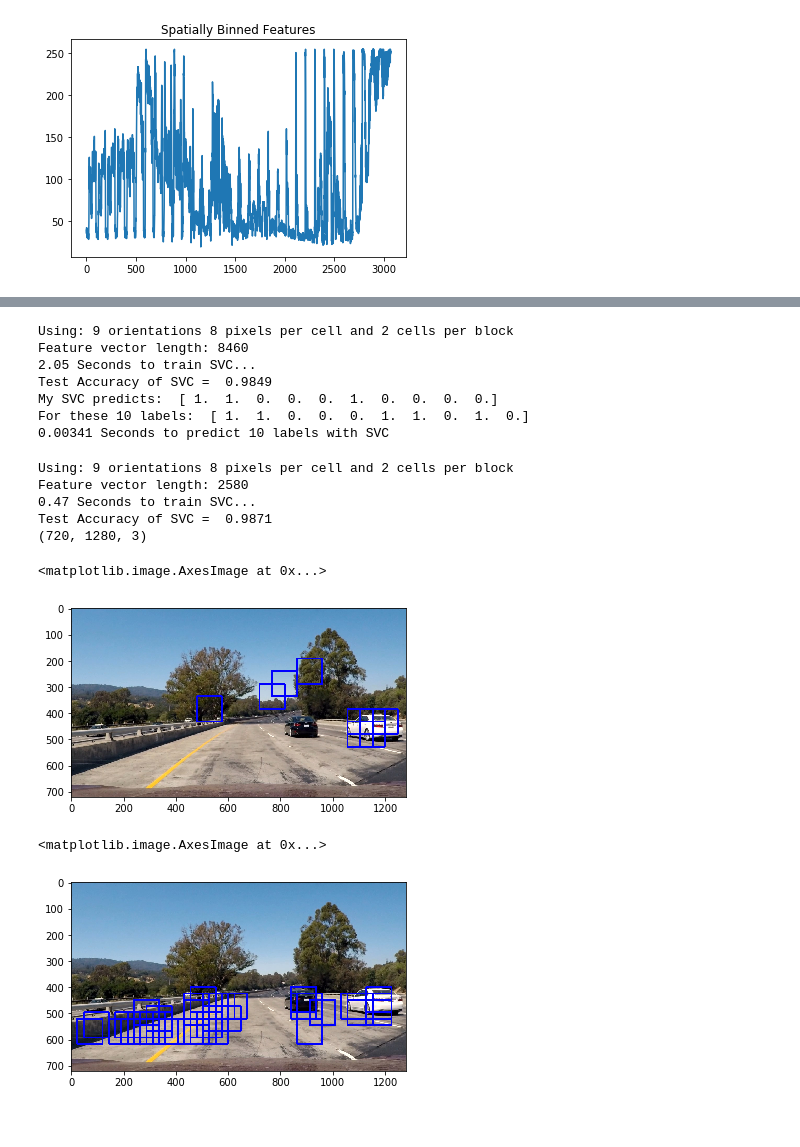
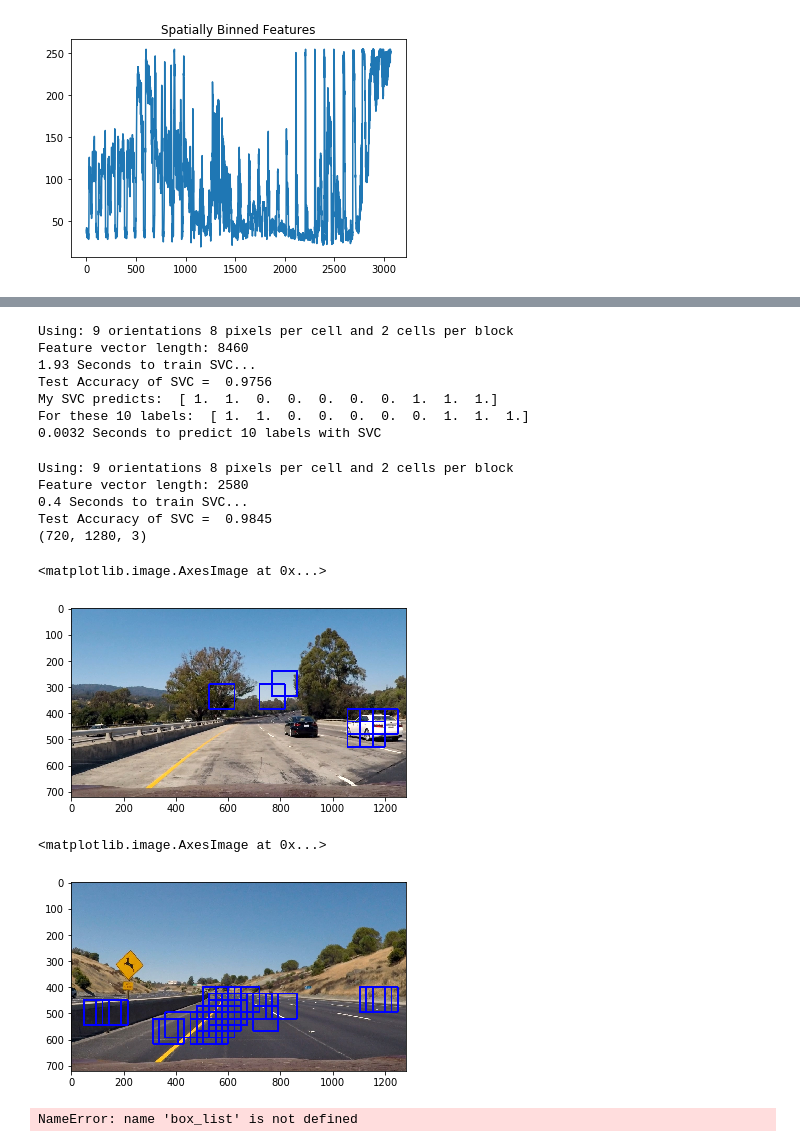
Before and after one commit to dimonge/CarND-Vehicle-Detection, a Jupyter notebook: CarND-Vehicle-Detection.ipynb, the cells around one changed output, grey strips where cells are left out. Saved outputs shown, nothing was run; the diff lists cells and outputs as text; code cells hidden in the pictures.

```diff
--- a/CarND-Vehicle-Detection.ipynb
+++ b/CarND-Vehicle-Detection.ipynb
@@ -143,6 +143,9 @@ import glob
 
 cars = glob.glob('./test_images/vehicles_smallset/**/*.jpeg')
 notcars = glob.glob('./test_images/non-vehicles_smallset/**/*.jpeg')
+print(len(cars))
+print(len(notcars))
+cars = cars[0:1126]
 
 def data_look(cars_list, notcars_list):
     dataset = {}
@@ -383,11 +388,11 @@ print(round(t2-t, 5), 'Seconds to predict', n_predict,'labels with SVC')
 # %% [output]
 Using: 9 orientations 8 pixels per cell and 2 cells per block
 Feature vector length: 8460
-2.05 Seconds to train SVC...
-Test Accuracy of SVC =  0.9849
-My SVC predicts:  [ 1.  1.  0.  0.  0.  1.  0.  0.  0.  0.]
-For these 10 labels:  [ 1.  1.  0.  0.  0.  1.  1.  0.  1.  0.]
-0.00341 Seconds to predict 10 labels with SVC
+1.93 Seconds to train SVC...
+Test Accuracy of SVC =  0.9756
+My SVC predicts:  [ 1.  1.  0.  0.  0.  0.  0.  1.  1.  1.]
+For these 10 labels:  [ 1.  1.  0.  0.  0.  0.  0.  1.  1.  1.]
+0.0032 Seconds to predict 10 labels with SVC
 # %%
 # Implement the sliding window algorithm on an image to detect the location of cars
 
@@ -609,11 +614,11 @@ plt.imshow(window_img)
 # %% [output]
 Using: 9 orientations 8 pixels per cell and 2 cells per block
 Feature vector length: 2580
-0.47 Seconds to train SVC...
-Test Accuracy of SVC =  0.9871
+0.4 Seconds to train SVC...
+Test Accuracy of SVC =  0.9845
 (720, 1280, 3)
 <matplotlib.image.AxesImage at 0x...>
-[figure, old version]
+[figure, new version]
 # %%
 # Hog Sub sampling window search
 X_scaler = StandardScaler(copy=True, with_mean=True, with_std=True).fit(X)
@@ -708,35 +713,36 @@ def find_cars(img, ystart, ystop, scale, svc, X_scaler, orient, pix_per_cell, ce
 
             # Extract the image patch
             subimg = cv2.resize(ctrans_tosearch[ytop:ytop+window, xleft:xleft+window], (64,64))
 
             # Get color features
             spatial_features = bin_spatial(subimg, size=spatial_size)
             hist_features = color_hist2(subimg, nbins=hist_bins)
             #print(spatial_features.shape, hist_features.shape, hog_features.shape)
             # Scale features and make a prediction
             test_features = X_scaler.transform(np.hstack((spatial_features, hist_features, hog_feat1)).reshape(1, -1))
             #test_features = X_scaler.transform(np.array(spatial_features).reshape(1, -1))
 
             test_prediction = svc.predict(test_features)
 
             if test_prediction == 1:
                 xbox_left = np.int(xleft*scale)
                 ytop_draw = np.int(ytop*scale)
                 win_draw = np.int(window*scale)
                 cv2.rectangle(draw_img,(xbox_left, ytop_draw+ystart),(xbox_left+win_draw,ytop_draw+win_draw+ystart),(0,0,255),6)
 
     return draw_img
 
 ystart = 400
 ystop = 656
 scale = 1.5
+file = glob.glob('test_images/test2.jpg')
 
+image = mpimg.imread('test_images/test2.jpg')
 out_img = find_cars(image, ystart, ystop, scale, svc, X_scaler, orient, pix_per_cell, cell_per_block, spatial_size, hist_bins)
-
 plt.imshow(out_img)
 # %% [output]
 <matplotlib.image.AxesImage at 0x...>
-[figure, old version]
+[figure, new version]
 # %%
 heat = np.zeros_like(image[:,:,0]).astype(np.float)
 
@@ -792,3 +798,5 @@ plt.subplot(122)
 plt.imshow(heatmap, cmap='hot')
 plt.title('Heat Map')
 fig.tight_layout()
+# %% [output]
+NameError: name 'box_list' is not defined
```
Also changed, not shown: parts of 5 cells of this notebook.
